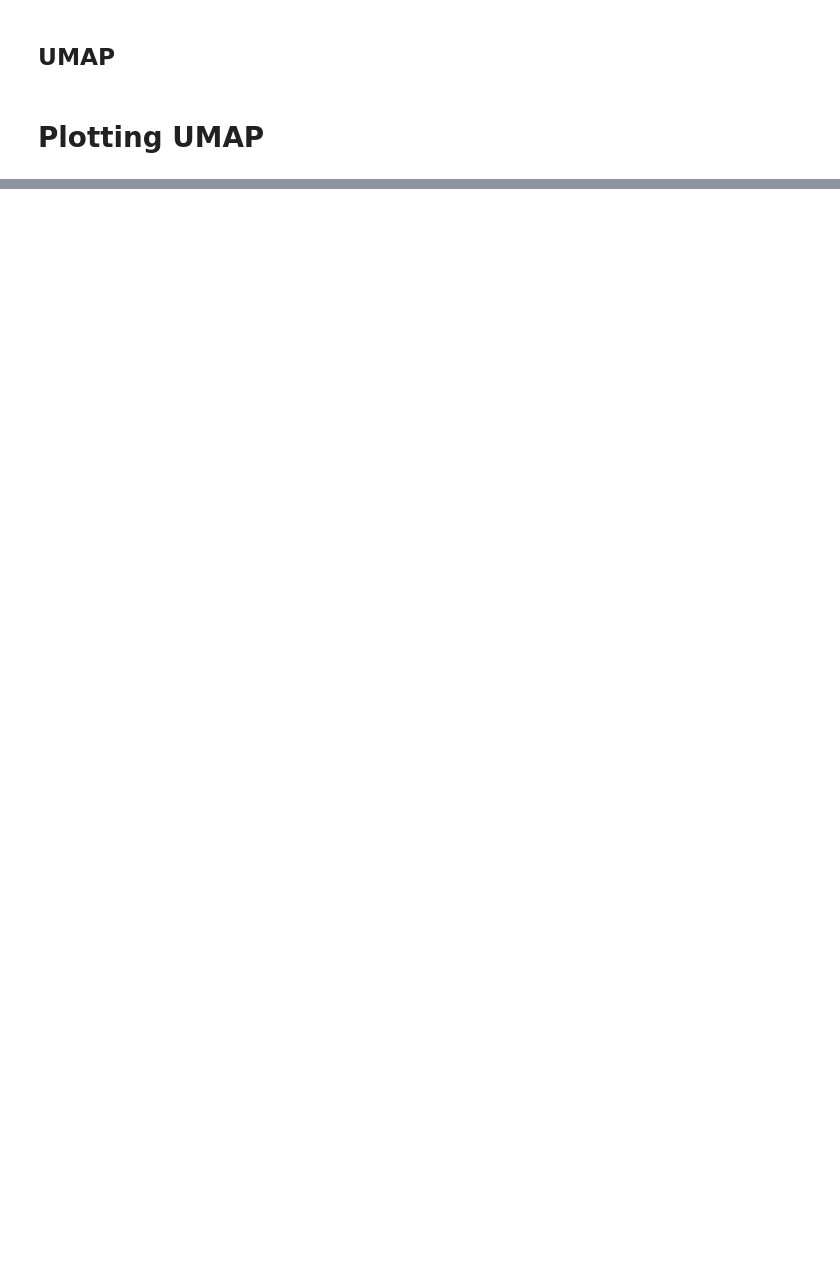
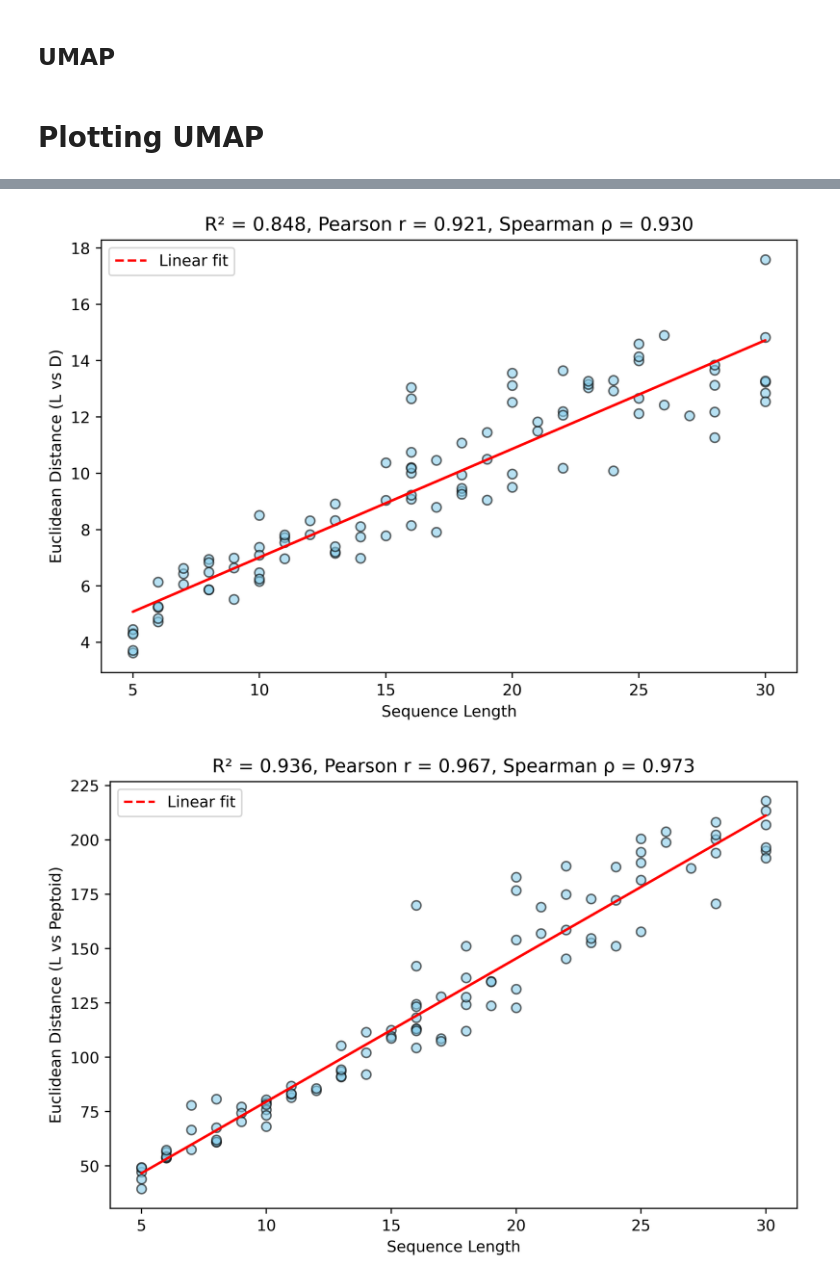
Before and after one commit to BilodeauGroup/PepFoundry, a Jupyter notebook: example_ML/PepMent_results/figures.ipynb, the cells around one changed output, grey strips where cells are left out. Saved outputs shown, nothing was run; the diff lists cells and outputs as text; code cells hidden in the pictures; blank space fills up the shorter version.

```diff
--- a/example_ML/PepMent_results/figures.ipynb
+++ b/example_ML/PepMent_results/figures.ipynb
@@ -223,0 +304,43 @@ plot_umap(df_umap_random_peptides_length_5_30_100, title= 'Random Peptides L vs
+# %%
+# Function to create scatter plot with Pearson r, Spearman ρ, and R²
+def scatter_plot_length_vs_distance(df, distance_col, x_label='Sequence Length', y_label=None, title=None):
+    x = df['Sequence_L_length'].values.reshape(-1,1)
+    y = df[distance_col].values
+
+    # Linear regression for R²
+    model = LinearRegression()
+    model.fit(x, y)
+    r2 = model.score(x, y)
+
+    # Pearson correlation
+    pearson_corr, _ = pearsonr(x.flatten(), y)
+
+    # Spearman correlation
+    spearman_corr, _ = spearmanr(x.flatten(), y)
+
+    # Default y_label
+    if y_label is None:
+        y_label = distance_col
+
+    # Default title
+    if title is None:
+        title = f'R² = {r2:.3f}, Pearson r = {pearson_corr:.3f}, Spearman ρ = {spearman_corr:.3f}'
+
+    plt.figure(figsize=(8,5), dpi=500)
+    plt.scatter(x, y, alpha=0.6, color='skyblue', edgecolor='black')
+
+    # Regression line
+    plt.plot(x, model.predict(x), color='red', linestyle='--', label='Linear fit')
+
+    plt.xlabel(x_label)
+    plt.ylabel(y_label)
+    plt.title(title)
+    plt.legend()
+    plt.show()
+
+scatter_plot_length_vs_distance(df, 'Distance_L_D', x_label='Sequence Length', y_label='Euclidean Distance (L vs D)')
+scatter_plot_length_vs_distance(df, 'Distance_L_peptoid', x_label='Sequence Length', y_label='Euclidean Distance (L vs Peptoid)')
+scatter_plot_length_vs_distance(df, 'Distance_D_peptoid', x_label='Sequence Length', y_label='Euclidean Distance (D vs Peptoid)')
+# %% [output]
+[figure, added]
+[figure, added]
```
Also changed, not shown: parts of 3 cells of this notebook, 3 other files.
